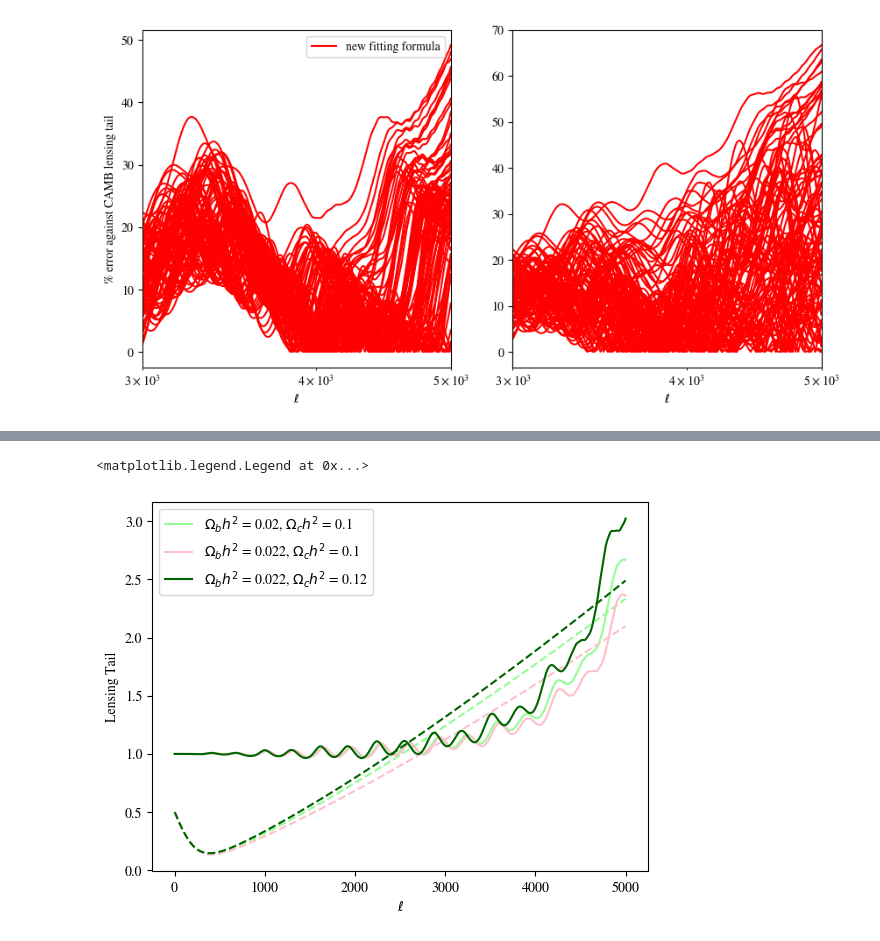
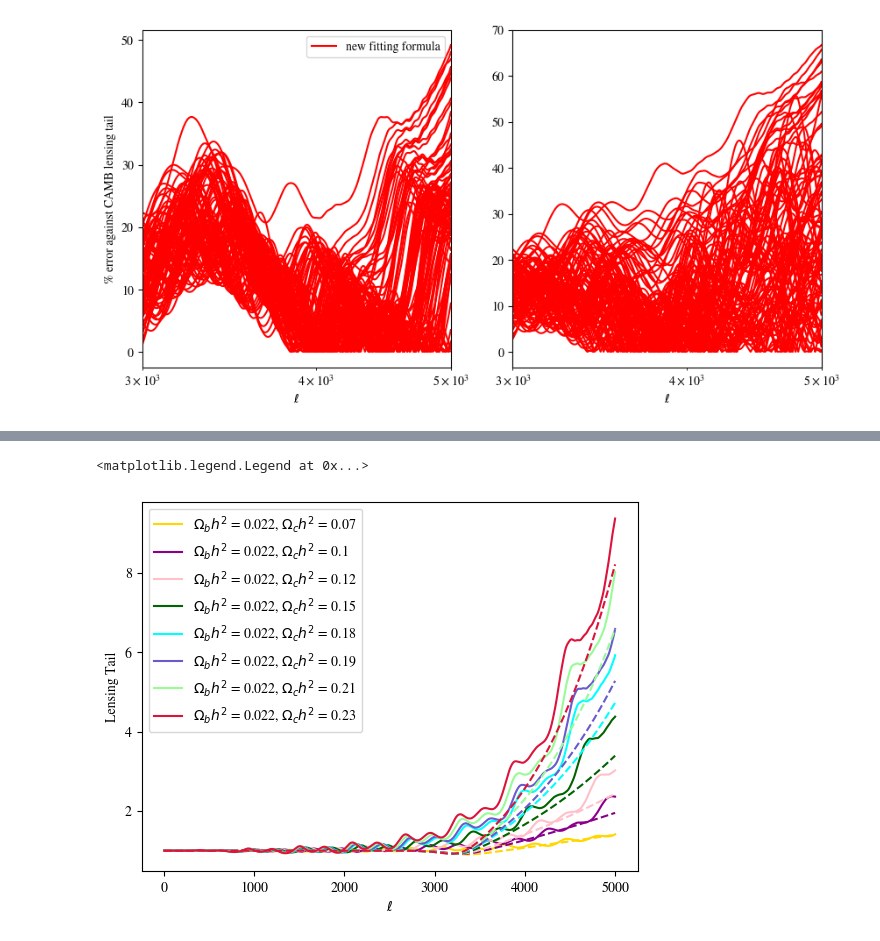
Before and after one commit to flapbat/cmb_lensing_tail, a Jupyter notebook: fit_analysis.ipynb, the cells around one changed output, grey strips where cells are left out. Saved outputs shown, nothing was run; the diff lists cells and outputs as text; code cells hidden in the pictures.

```diff
--- a/fit_analysis.ipynb
+++ b/fit_analysis.ipynb
@@ -178,21 +176,21 @@ def get_lensing_camb(omb, omc):
     unlensed = powers['unlensed_total'][2:5000, 0]
     return lensed/unlensed
 # %%
-ombs = [0.02, 0.022, 0.022]
-omcs = [0.1, 0.1, 0.12]
+ombs = [0.022, 0.022, 0.022, 0.022, 0.022, 0.022, 0.022, 0.022]
+omcs = [0.07, 0.1, 0.12, 0.15, 0.18, 0.19, 0.21, 0.23]
 n = len(omcs)
-#lensings_camb = [get_lensing_camb(ombs[i], omcs[i]) for i in range(n)]
+lensings_camb = [get_lensing_camb(ombs[i], omcs[i]) for i in range(n)]
 # %%
-lensings_fit = [lensing_tail_fit1(ells, ombs[i], omcs[i]) for i in range(n)]
+lensings_fit = [lensing_tail_fit0(ells, ombs[i], omcs[i]) for i in range(n)]
 # %%
-color_key = ["palegreen", "pink", "darkgreen"]
-label_key = ["$\Omega_bh^2$ = 0.02, $\Omega_ch^2$ = 0.1", "$\Omega_bh^2$ = 0.022, $\Omega_ch^2$ = 0.1", "$\Omega_bh^2$ = 0.022, $\Omega_ch^2$ = 0.12"]
+color_key = ["gold","darkmagenta", "pink", "darkgreen", "aqua", "slateblue", "palegreen", "crimson", "blue", "lime"]
+label_key = ["$\\Omega_bh^2$ = " + str(ombs[i]) + ", $\\Omega_ch^2$ = " + str(omcs[i]) for i in range(n)]
 for i in range(n):
     plt.plot(ells, lensings_fit[i], color = color_key[i], linestyle = "--")
     plt.plot(ells, lensings_camb[i], color = color_key[i], label = label_key[i])
 plt.xlabel("$\\ell$")
 plt.ylabel("Lensing Tail")
 plt.legend()
 # %% [output]
 <matplotlib.legend.Legend at 0x...>
-[figure, old version]
+[figure, new version]
```
Also changed, not shown: parts of 2 cells of this notebook, 16 other files.
